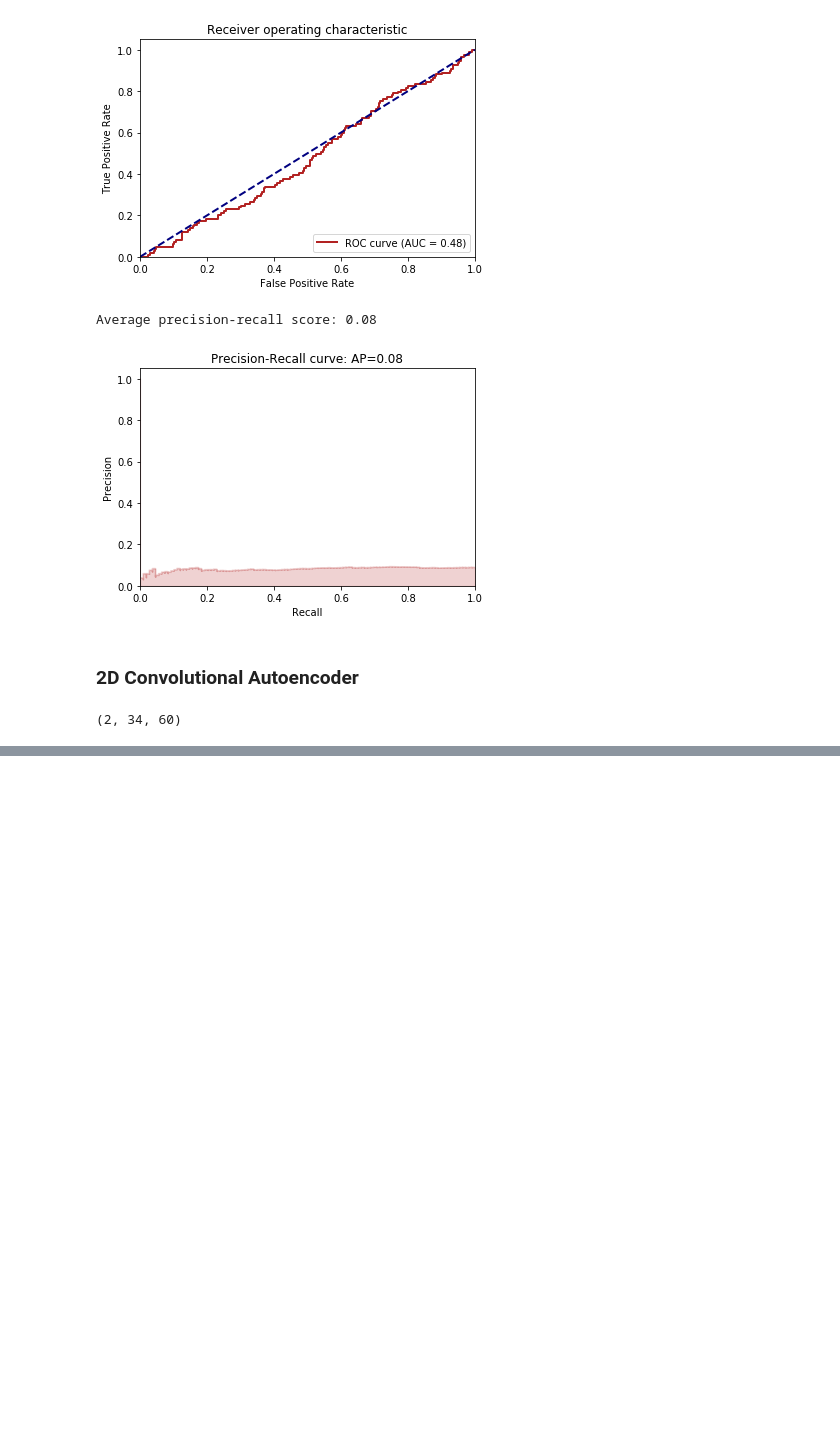
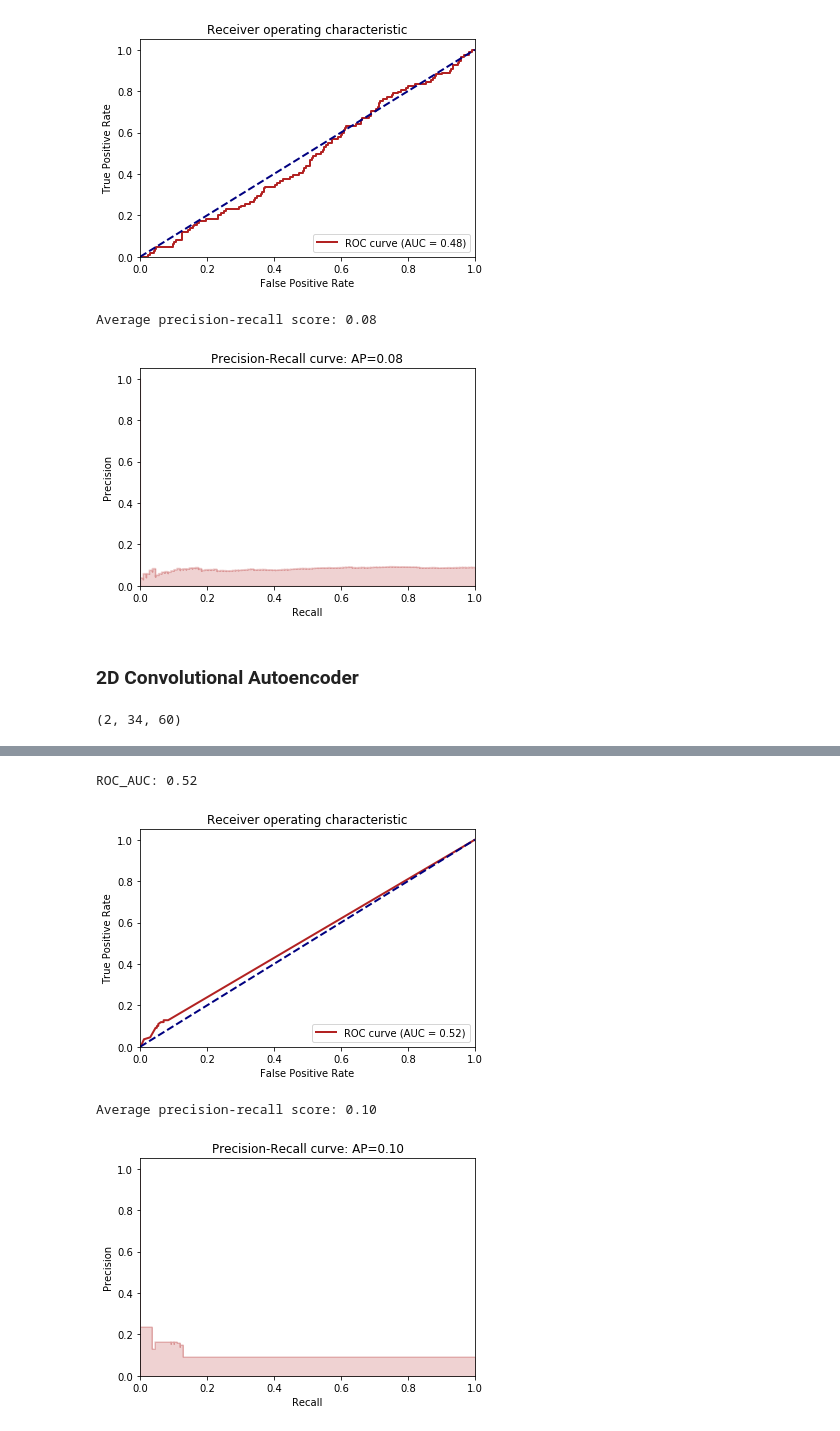
Before and after one commit to erenkopuz/FYP, a Jupyter notebook: video_processing/process_video.ipynb, the cells around one changed output, grey strips where cells are left out. Cells and saved outputs as stored; diff of their text form; code cells hidden in the pictures; blank space fills up the shorter version.

```diff
--- a/video_processing/process_video.ipynb
+++ b/video_processing/process_video.ipynb
@@ -1228,0 +1356,9 @@ Anomaly detected at :  68  mins  22  seconds
+# %%
+vertical_divisions = 10  # Actual number of divisions will vary after precision loss from rounding
+horizontal_divisions = 10
+
+#region_w = int(round(X_train.shape[3]/horizontal_divisions))
+#region_h = int(round(X_train.shape[2]/vertical_divisions))
+
+region_w = 3
+region_h = 3
@@ -1228,0 +1395,14 @@ Anomaly detected at :  68  mins  22  seconds
+# %%
+scores = np.amax(region_scores, axis=(1,2))
+
+y_score_test = np.zeros((y_gt_test.shape[0]), dtype = np.float64)
+
+for i in range(y_score_test.shape[0]):
+    y_score_test[i] = max(scores[clip_size*i:clip_size*(i+1)])
+# %%
+roc_auc, average_precision = calc_metrics(y_gt_test, y_score_test, display_graphs=True)
+# %% [output]
+ROC_AUC: 0.52
+[figure, added]
+Average precision-recall score: 0.10
+[figure, added]
```
Also changed, not shown: parts of 36 cells of this notebook.
